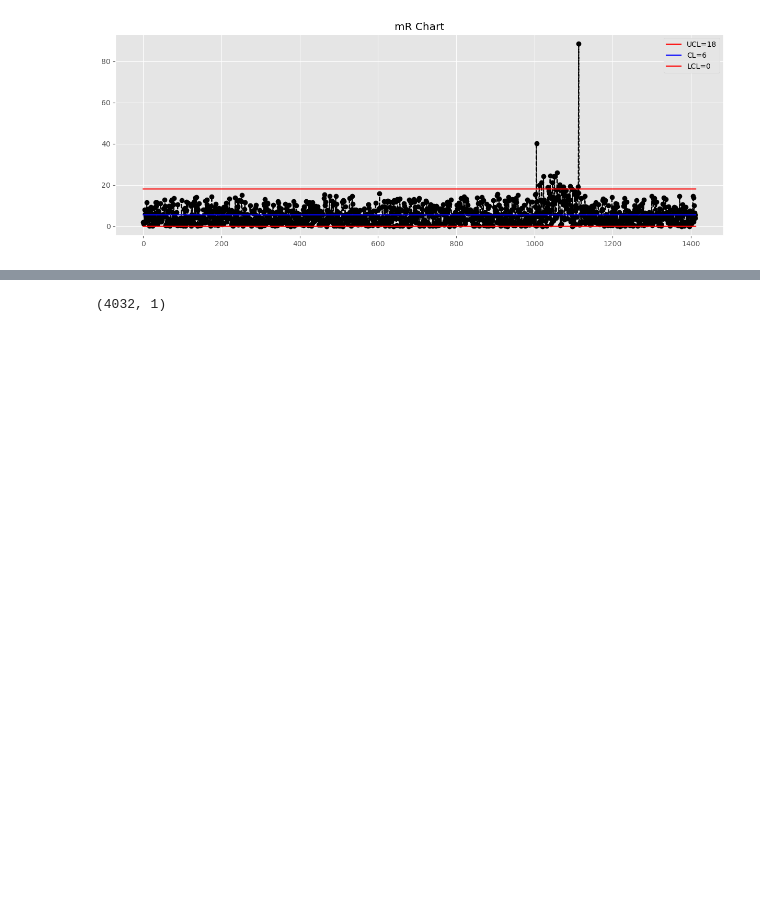
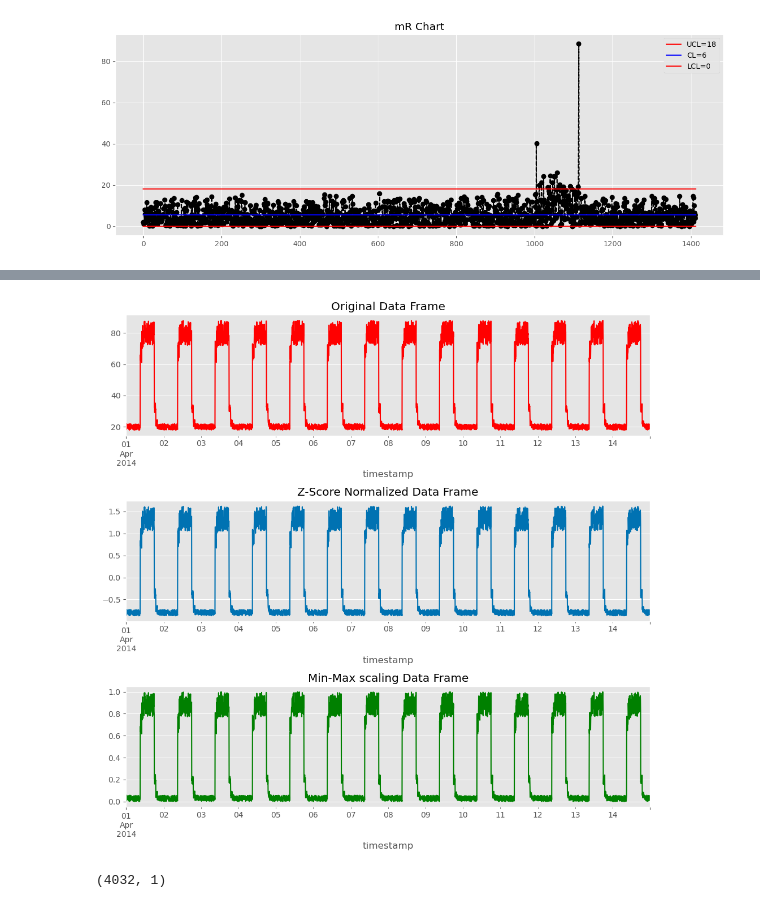
Before and after one commit to Sam-Tracey/ML-Stats-Assessment, a Jupyter notebook: anomaly-detection.ipynb, the cells around one changed output, grey strips where cells are left out. Drawn from its saved outputs; the diff is of its cells as text; code cells hidden in the pictures; blank space fills up the shorter version.

```diff
--- a/anomaly-detection.ipynb
+++ b/anomaly-detection.ipynb
@@ -457,0 +482,3 @@ df_train_vals.plot(legend=False, ax=ax);
+# %%
+# Create a scaled data frame using Min-Max scaling.
+df_train_vals_min_max = (df_small_noise - df_small_noise.min()) / (df_small_noise.max() - df_small_noise.min())
@@ -457,0 +491,19 @@ df_train_vals.plot(legend=False, ax=ax);
+# %%
+# Create a figure with three subplots.
+fig, (ax1, ax2, ax3) = plt.subplots(3, 1, figsize=(10, 10))
+# plot the original data frame in the first subplot in red.
+df_small_noise.plot(legend=False, ax=ax1, color='red')
+# plot the Z-Score scaled data frame in the second subplot.
+df_train_vals.plot(legend=False, ax=ax2)
+# plot the scaled data frame using Min-Max scaling in the third subplot.
+df_train_vals_min_max.plot(legend=False, ax=ax3, color='green')
+# Add ax1 title Original Data Frame.
+ax1.set_title('Original Data Frame')
+# Add ax2 title Scaled Data Frame.
+ax2.set_title('Z-Score Normalized Data Frame')
+# Add ax3 title Scaled Data Frame using Min-Max scaling.
+ax3.set_title('Min-Max scaling Data Frame')
+# increase space between subplots.
+fig.tight_layout();
+# %% [output]
+[figure, added]
```
Also changed, not shown: parts of 19 cells of this notebook.
